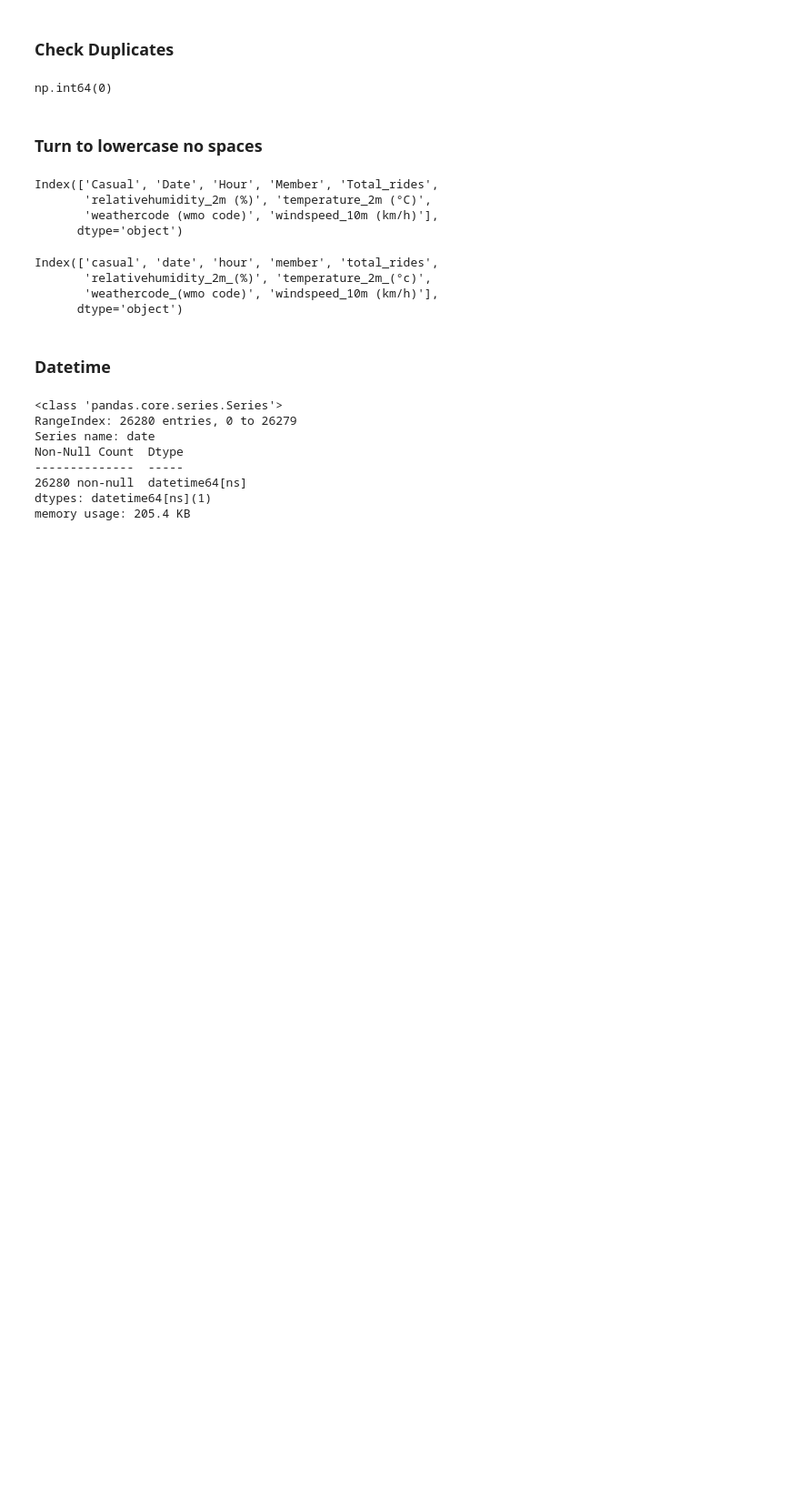
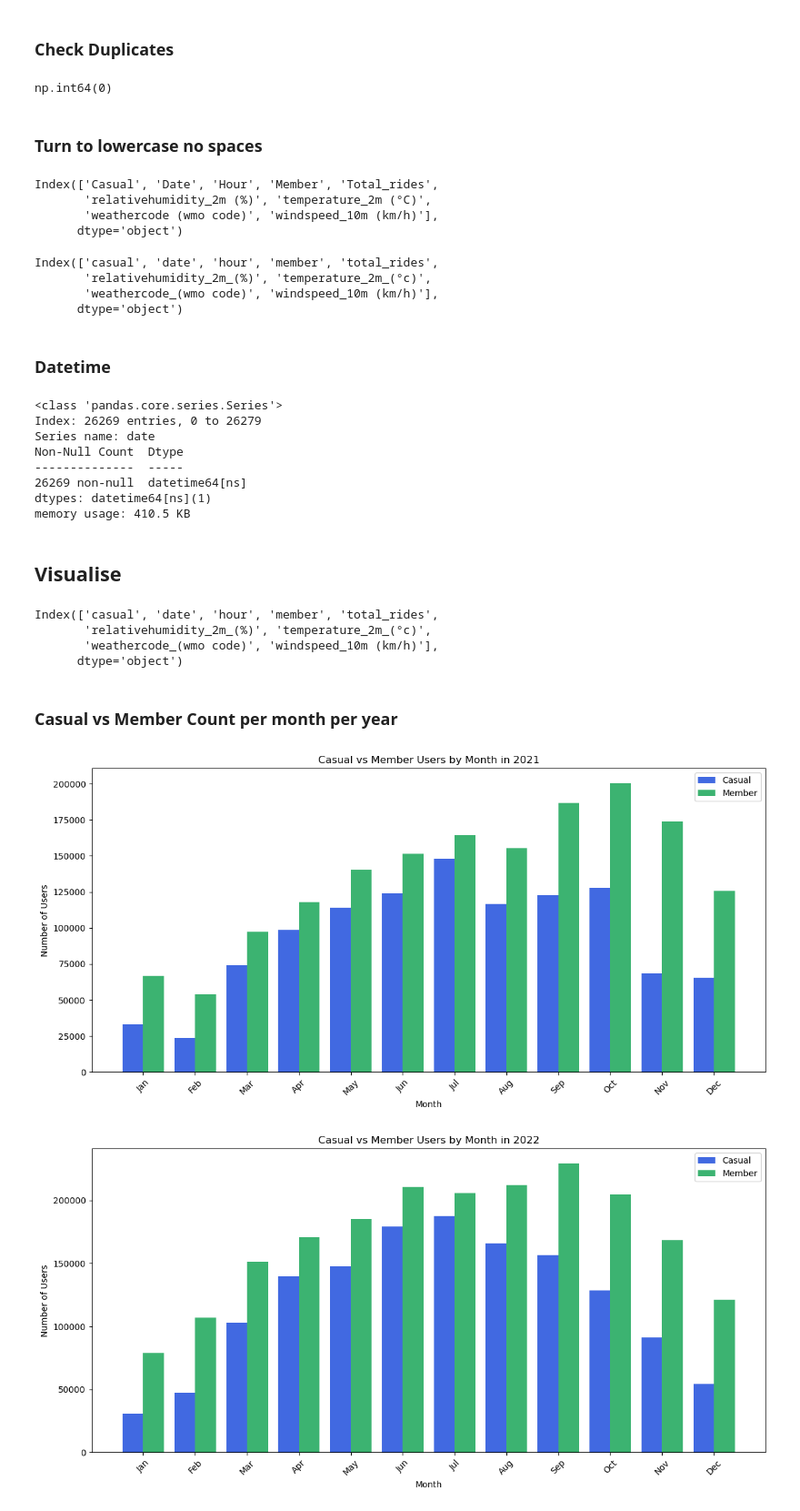
Before and after one commit to marcosmicozzi/my_code, a Jupyter notebook: m1p03_hourly_weather.ipynb, the cells around one changed output. Shown: that part at 91% size. Saved outputs shown, nothing was run; the diff lists cells and outputs as text; code cells hidden in the pictures; blank space fills up the shorter version.

```diff
--- a/m1p03_hourly_weather.ipynb
+++ b/m1p03_hourly_weather.ipynb
@@ -129,3 +91,5 @@ temperature_2m (°C)         0
 weathercode (wmo code)      0
 windspeed_10m (km/h)        0
 dtype: int64
+# %%
+df_hourly_weather = df_hourly_weather.dropna()
@@ -160,10 +137,56 @@ df_hourly_weather['date'] = pd.to_datetime(df_hourly_weather['date'])
 df_hourly_weather['date'].info()
 # %% [output]
 <class 'pandas.core.series.Series'>
-RangeIndex: 26280 entries, 0 to 26279
+Index: 26269 entries, 0 to 26279
 Series name: date
 Non-Null Count  Dtype
 --------------  -----
-26280 non-null  datetime64[ns]
+26269 non-null  datetime64[ns]
 dtypes: datetime64[ns](1)
-memory usage: 205.4 KB
+memory usage: 410.5 KB
+# %% [markdown]
+## Visualise
+# %%
+df_hourly_weather.columns
+# %% [output]
+Index(['casual', 'date', 'hour', 'member', 'total_rides',
+       'relativehumidity_2m_(%)', 'temperature_2m_(°c)',
+       'weathercode_(wmo code)', 'windspeed_10m (km/h)'],
+      dtype='object')
+# %% [markdown]
+### Casual vs Member Count per month per year
+# %%
+# To check if the data is accurate with our other data set, and it is.
+
+month_names = ['Jan', 'Feb', 'Mar', 'Apr', 'May', 'Jun', 'Jul', 'Aug', 'Sep', 'Oct', 'Nov', 'Dec']
+
+df_hourly_weather['year'] = df_hourly_weather['date'].dt.year
+df_hourly_weather['month'] = df_hourly_weather['date'].dt.month
+
+casual_by_month = df_hourly_weather.groupby('month')['casual'].sum()
+member_by_month = df_hourly_weather.groupby('month')['member'].sum()
+months = casual_by_month.index.astype(str)
+
+
+monthly_users = df_hourly_weather.groupby(['year', 'month'])[['casual', 'member']].sum().reset_index()
+
+for year in monthly_users['year'].unique():
+    yearly_data = monthly_users[monthly_users['year'] == year]
+    months = yearly_data['month']
+    x = np.arange(len(months))
+    width = 0.4
+
+    plt.figure(figsize=(12, 6))
+    plt.bar(x - width/2, yearly_data['casual'], width=width, label='Casual', color='royalblue')
+    plt.bar(x + width/2, yearly_data['member'], width=width, label='Member', color='mediumseagreen')
+
+    plt.xticks(x, [month_names[m-1] for m in months], rotation=45)
+    plt.xlabel('Month')
+    plt.ylabel('Number of Users')
+    plt.title(f'Casual vs Member Users by Month in {year}')
+    plt.legend()
+    plt.tight_layout()
+    plt.show()
+# %% [output]
+[figure, added]
+[figure, added]
```
Also changed, not shown: parts of 26 cells of this notebook, 1 other file.
